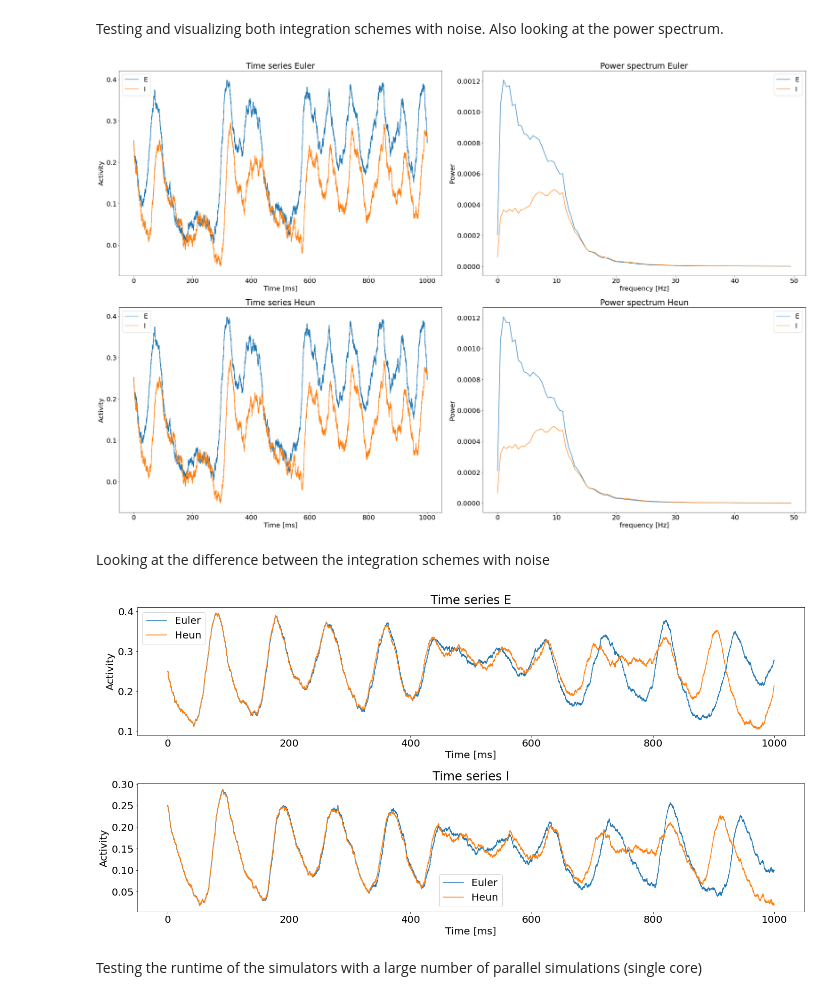
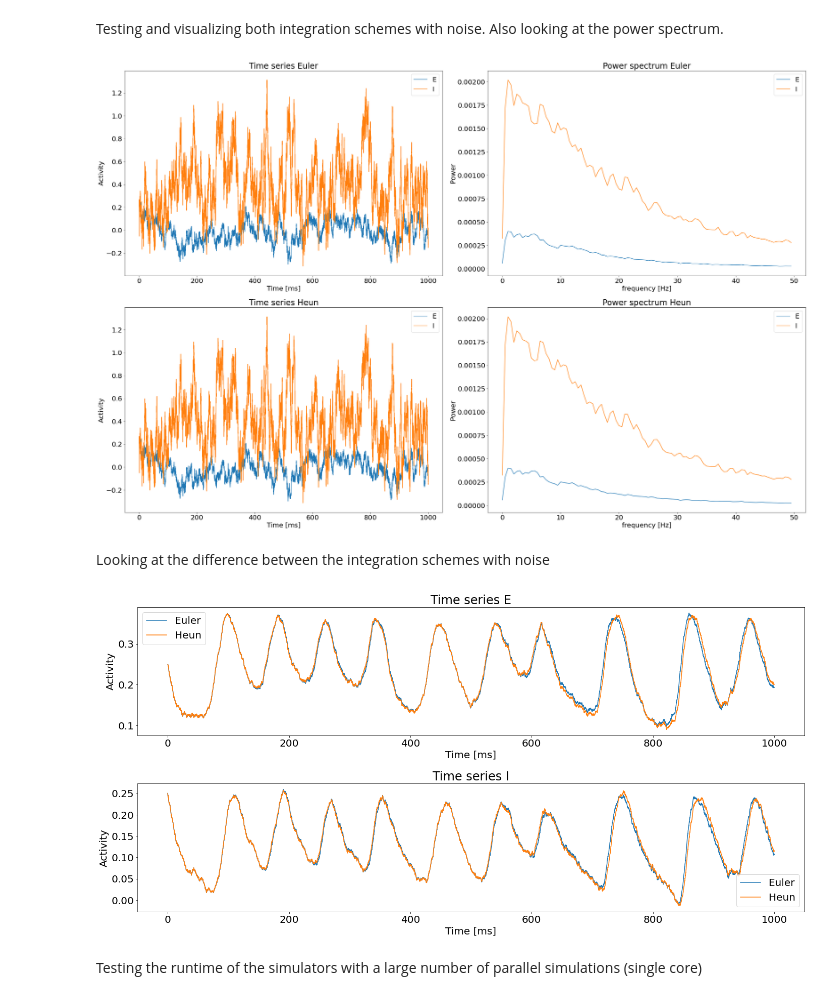
Before and after one commit to NeuroLife77/WC, a Jupyter notebook: wc.ipynb, the cells around one changed output. Cells and saved outputs as stored; diff of their text form; code cells hidden in the pictures.

```diff
--- a/wc.ipynb
+++ b/wc.ipynb
@@ -154,6 +155,7 @@ parameters_alpha_peak = np.array([1.6000e+01, 1.2000e+01, 1.5000e+01, 3.0000e+00
         1.3000e+00, 4.0000e+00, 1.0000e+00, 0.0000e+00, 2.0000e+00, 3.7000e+00,
         1.0000e+00, 0.0000e+00, 1.0000e+00, 1.0000e+00, 1.0000e+00, 1.0000e+00,
         1.500e+00, 0.0000e+00, 1.0000e+00, 1.0000e+00,5.0000e-07,5.0000e-07])
+parameter_samples = sample_uniform_within_range(1500)
 # %% [markdown]
 Testing and visualizing both integration schemes without noise. Also looking at the power spectrum.
 # %%
@@ -242,7 +244,7 @@ plt.show()
 # %% [markdown]
 Testing and visualizing both integration schemes with noise. Also looking at the power spectrum.
 # %%
-parameters = np.array([parameters_alpha_peak])
+parameters = parameter_samples[:2]#np.array([parameters_alpha_peak])
 dt = 0.02
 length = 302
 
@@ -268,34 +270,34 @@ f , psd = sgl.welch(time_series_I[:,0],fs=(1000/dt), nperseg=2000/dt)
 plt.plot(f[:100],psd[:100], label = "I")
 plt.xlabel('frequency [Hz]')
 plt.ylabel('Power')
 plt.title('Power spectrum Euler')
 plt.legend()
 
 # Simulate heun
 time_series_E, time_series_I = simulate_heun_noise(parameters,length = length, dt=dt, num_sim = parameters.shape[0],noise_seed=12)
 
 # Timeseries
 ax = plt.subplot(2,2,3)
 ax.plot(t,time_series_E[:int(1000/dt),0], label = "E")
 ax.plot(t,time_series_I[:int(1000/dt),0], label = "I")
 plt.xlabel('Time [ms]')
 plt.ylabel('Activity')
 plt.title('Time series Heun')
 plt.legend()
 # PSD
 ax = plt.subplot(2,2,4)
 f , psd = sgl.welch(time_series_E[:,0],fs=(1000/dt), nperseg=2000/dt)
 plt.plot(f[:100],psd[:100], label = "E")
 f , psd = sgl.welch(time_series_I[:,0],fs=(1000/dt), nperseg=2000/dt)
 plt.plot(f[:100],psd[:100], label = "I")
 plt.xlabel('frequency [Hz]')
 plt.ylabel('Power')
 plt.title('Power spectrum Heun')
 plt.legend()
 plt.tight_layout()
 plt.show()
 # %% [output]
-[figure, old version]
+[figure, new version]
 # %% [markdown]
 Looking at the difference between the integration schemes with noise
 # %%
@@ -327,7 +329,7 @@ plt.legend()
 plt.tight_layout()
 plt.show()
 # %% [output]
-[figure, old version]
+[figure, new version]
 # %% [markdown]
 Testing the runtime of the simulators with a large number of parallel simulations (single core)
 # %%
```
Also changed, not shown: parts of 3 cells of this notebook, 4 other files.
